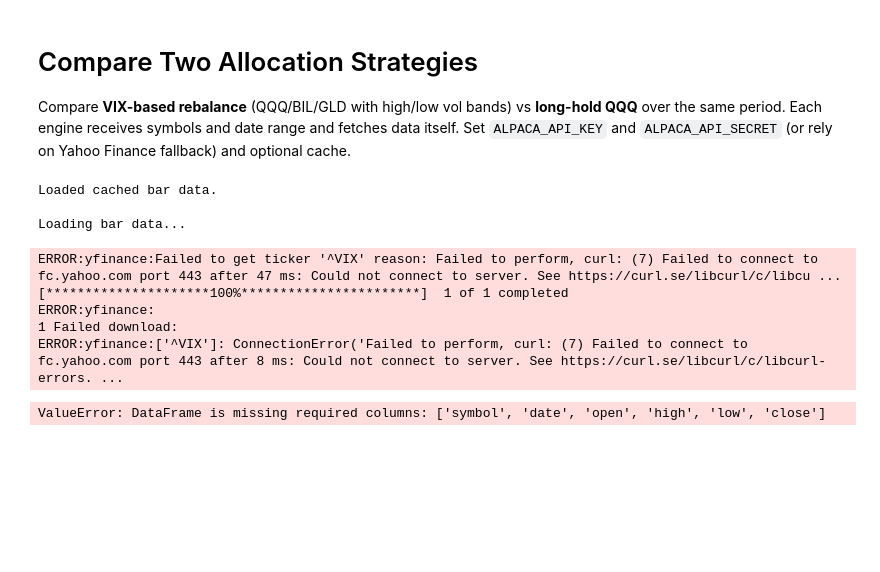
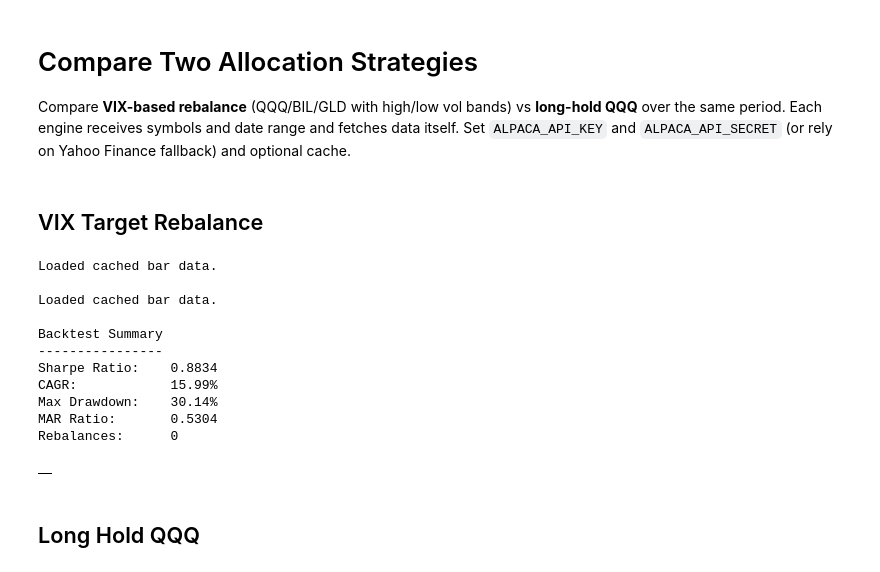
Before and after one commit to TradeInsight-Info/TiPortfolio, a Jupyter notebook: notebooks/vix_target_rebalance.ipynb, the cells around one changed output. Saved outputs shown, nothing was run; the diff lists cells and outputs as text; code cells hidden in the pictures; blank space fills up the shorter version.

Commit message:
fix date mimatch at volatility

```diff
--- a/notebooks/vix_target_rebalance.ipynb
+++ b/notebooks/vix_target_rebalance.ipynb
@@ -24,14 +24,13 @@ START = "2018-01-01"
 END = "2024-12-31"
 INITIAL_VALUE = 10_000
 FEE_PER_SHARE = 0.0035
+# %% [markdown]
+## VIX Target Rebalance
 # %%
-# Strategy 1: VIX-based rebalance — high-vol (0.4, 0.4, 0.2), low-vol (0.7, 0.2, 0.1), target 20, bounds -1 / 12
+# Strategy 1: VIX-based rebalance — high-vol (0.4, 0.4, 0.2), low-vol (0.7, 0.2, 0.1), target 15, bounds -1 / 5
 high_weights = {"QQQ": 0.4, "BIL": 0.4, "GLD": 0.2}
 low_weights = {"QQQ": 0.7, "BIL": 0.2, "GLD": 0.1}
 allocation_vix = VixRegimeAllocation(
-    target_vix=20.0,
-    lower_bound=-1.0,
-    upper_bound=12.0,
     high_vol_allocation=FixRatio(weights=high_weights),
     low_vol_allocation=FixRatio(weights=low_weights),
 )
@@ -46,18 +45,20 @@ result_vix_regime = engine1.run(
     start=START,
     end=END,
     volatility_symbol=VOLATILITY_SYMBOL,
-    target_vix=20.0,
+    target_vix=15.0,
     lower_bound=-1.0,
-    upper_bound=12.0,
+    upper_bound=5.0,
 )
 print(result_vix_regime.summary())
 # %% [output]
 Loaded cached bar data.
 
-Loading bar data...
+Loaded cached bar data.
+
+Backtest Summary
+----------------
+Sharpe Ratio:    0.8834
+CAGR:            15.99%
+Max Drawdown:    30.14%
+MAR Ratio:       0.5304
+Rebalances:      0
-ERROR:yfinance:Failed to get ticker '^VIX' reason: Failed to perform, curl: (7) Failed to connect to fc.yahoo.com port 443 after 47 ms: Could not connect to server. See https://curl.se/libcurl/c/libcu ...
-[*********************100%***********************]  1 of 1 completed
-ERROR:yfinance:
-1 Failed download:
-ERROR:yfinance:['^VIX']: ConnectionError('Failed to perform, curl: (7) Failed to connect to fc.yahoo.com port 443 after 8 ms: Could not connect to server. See https://curl.se/libcurl/c/libcurl-errors. ...
-ValueError: DataFrame is missing required columns: ['symbol', 'date', 'open', 'high', 'low', 'close']
@@ -64,3 +70,12 @@ ValueError: DataFrame is missing required columns: ['symbol', 'date', 'open', 'h
+# %%
+from tiportfolio.report import rebalance_decisions_table
+
+decisions_df = rebalance_decisions_table(result_vix_regime)
+decisions_df.head(10)
+# %% [output]
+|  |
+# %% [markdown]
+## Long Hold QQQ
 # %%
 # Strategy 2: Long hold QQQ (no rebalance)
 engine2 = ScheduleBasedEngine(
```
Also changed, not shown: parts of 4 cells of this notebook, 7 other files.
